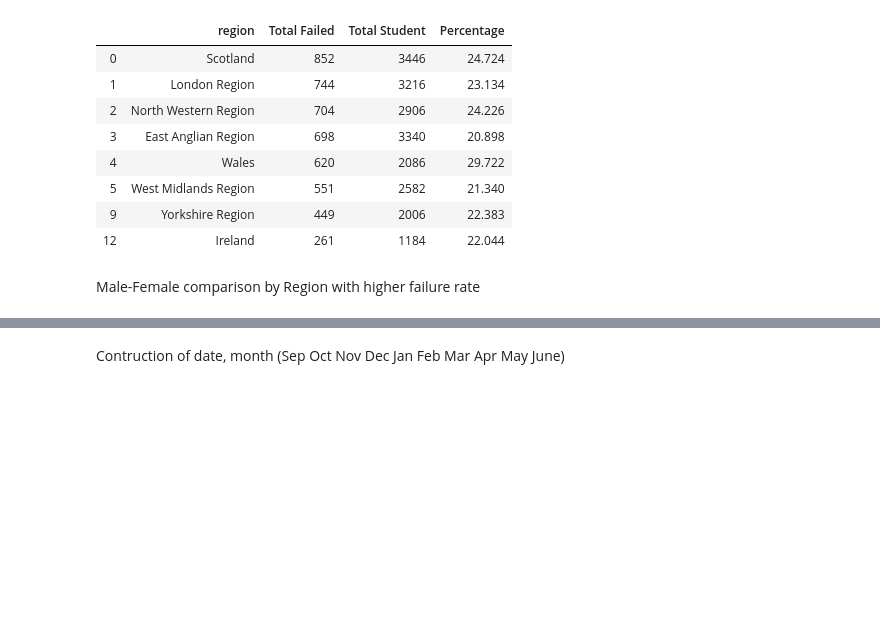
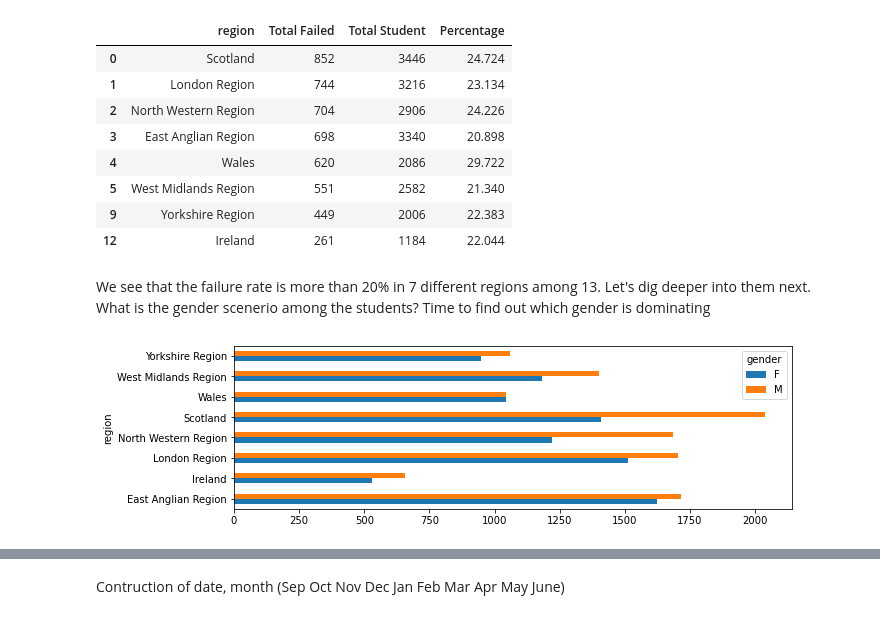
Before and after one commit to rayansami/behaviour-analysis, a Jupyter notebook: Analyzing_Open_University_Learning_Analytics_Dataset.ipynb, the cells around one changed output, grey strips where cells are left out. Cells and saved outputs as stored; diff of their text form; code cells hidden in the pictures; blank space fills up the shorter version.

```diff
--- a/Analyzing_Open_University_Learning_Analytics_Dataset.ipynb
+++ b/Analyzing_Open_University_Learning_Analytics_Dataset.ipynb
@@ -276,10 +278,11 @@ student_info_fail = student_info[student_info["final_result"] =='Fail']
 
 total_students_by_region = student_info.groupby(['region']).size().reset_index(name='Total Student').sort_values(by="Total Student",ascending=False)
 failed_students_by_region = student_info_fail.groupby(['region']).size().reset_index(name='Total Failed').sort_values(by="Total Failed",ascending=False)
-merged_total_and_failed_by_region = pd.merge(FailsStudentByRegion, TotalStudentByRegion, on='region')
+merged_total_and_failed_by_region = pd.merge(failed_students_by_region, total_students_by_region, on='region')
 merged_total_and_failed_by_region['Percentage'] = round(merged_total_and_failed_by_region['Total Failed'] / merged_total_and_failed_by_region['Total Student'] * 100,3)
 
 regions_with_higher_failure_ratio = merged_total_and_failed_by_region[merged_total_and_failed_by_region['Percentage'] >20]
+regions_with_higher_failure_ratio
 # %% [output]
 |  | region | Total Failed | Total Student | Percentage |
 | 0 | Scotland | 852 | 3446 | 24.724 |
@@ -290,8 +293,11 @@ regions_with_higher_failure_ratio = merged_total_and_failed_by_region[merged_tot
 | 5 | West Midlands Region | 551 | 2582 | 21.340 |
 | 9 | Yorkshire Region | 449 | 2006 | 22.383 |
 | 12 | Ireland | 261 | 1184 | 22.044 |
-# %% [markdown]
-Male-Female comparison by Region  with higher failure rate
+# %% [markdown]
+We see that the failure rate is more than 20% in 7 different regions among 13. Let's dig deeper into them next.
+What is the gender scenerio among the students? Time to find out which gender is dominating
 # %%
-regions_with_higher_failure_ratio
-pd.crosstab(student_info.region, student_info.final_result).plot.barh(stacked = True, figsize=(10,3));
+filtered_student_info = student_info[student_info.region.isin(regions_with_higher_failure_ratio['region'])]
+pd.crosstab(filtered_student_info.region, filtered_student_info.gender).plot.barh(figsize=(10,3));
+# %% [output]
+[figure, added]
```
Also changed, not shown: parts of 20 cells of this notebook.
